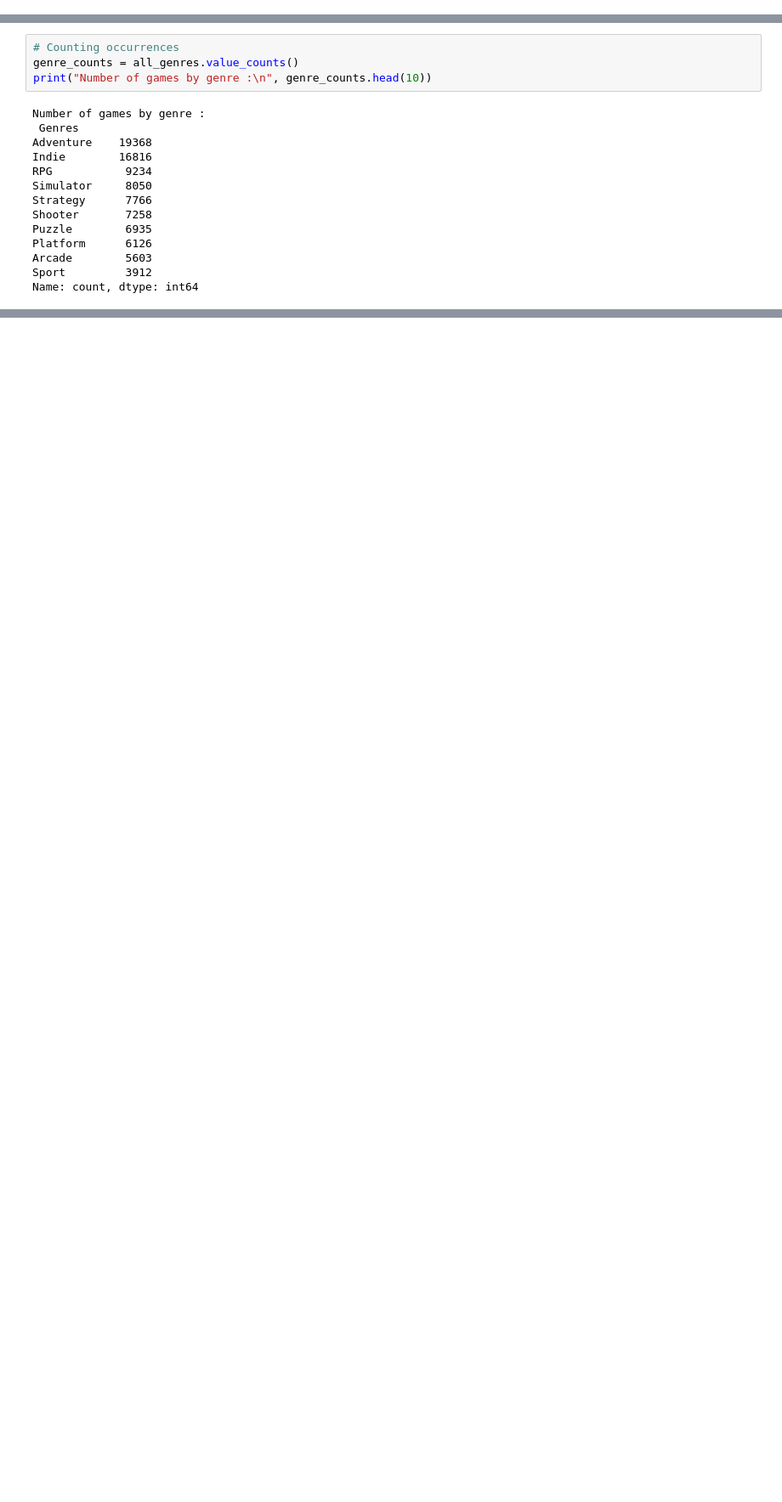
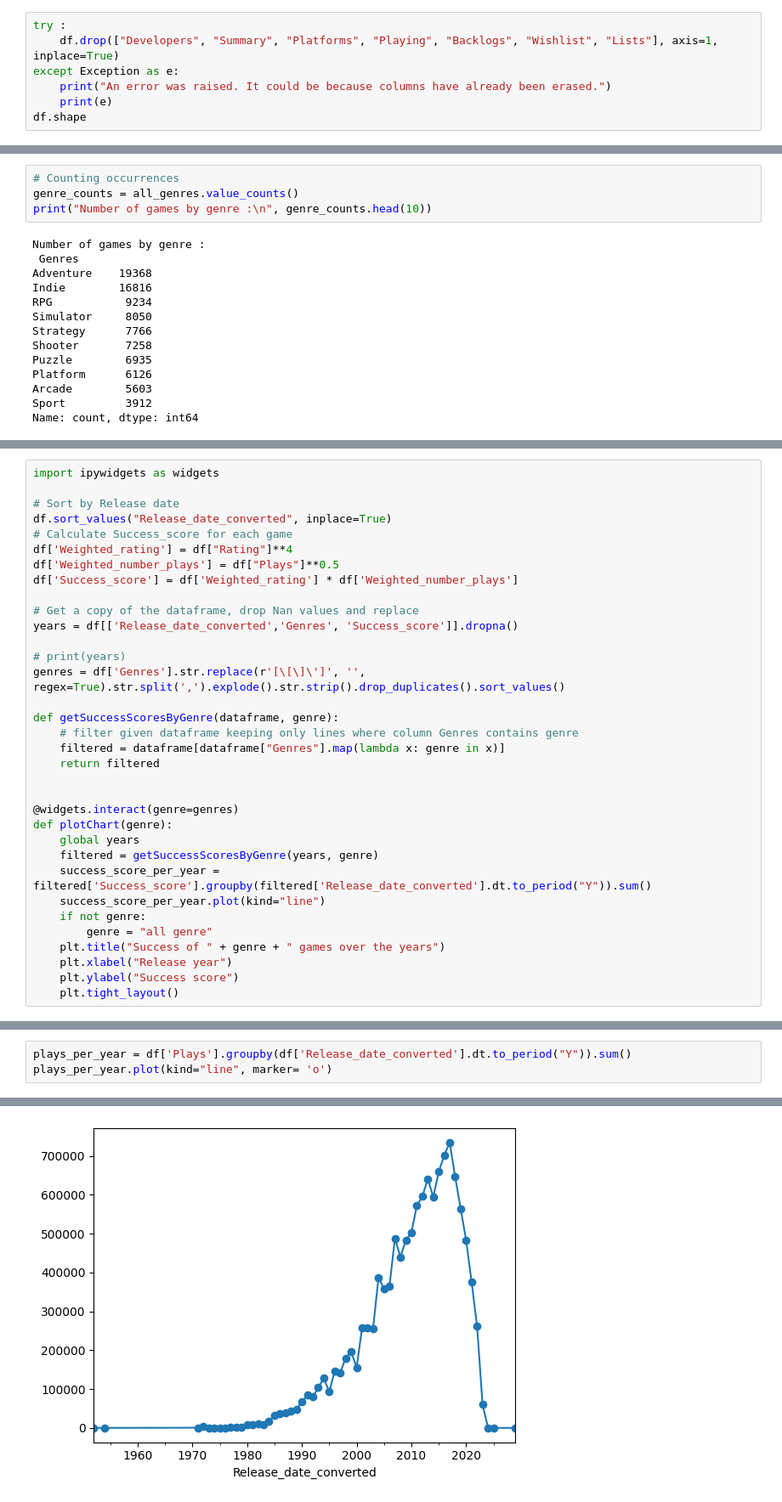
Before and after one commit to Bobyte5923/Stats_Proj, a Jupyter notebook: Projet.ipynb, the cells around one changed output, grey strips where cells are left out. Shown at 85% size. Cells and saved outputs as stored; diff of their text form; blank space fills up the shorter version.

```diff
--- a/Projet.ipynb
+++ b/Projet.ipynb
@@ -16,0 +207,7 @@ Ce projet a pour but d'analyser statistiquement une base de données de jeux vid
+# %%
+try :
+    df.drop(["Developers", "Summary", "Platforms", "Playing", "Backlogs", "Wishlist", "Lists"], axis=1, inplace=True)
+except Exception as e:
+    print("An error was raised. It could be because columns have already been erased.")
+    print(e)
+df.shape
@@ -147,0 +342,34 @@ plt.show()
+# %%
+import ipywidgets as widgets
+
+# Sort by Release date
+df.sort_values("Release_date_converted", inplace=True)
+# Calculate Success_score for each game
+df['Weighted_rating'] = df["Rating"]**4
+df['Weighted_number_plays'] = df["Plays"]**0.5
+df['Success_score'] = df['Weighted_rating'] * df['Weighted_number_plays']
+
+# Get a copy of the dataframe, drop Nan values and replace
+years = df[['Release_date_converted','Genres', 'Success_score']].dropna()
+
+# print(years)
+genres = df['Genres'].str.replace(r'[\[\]\']', '', regex=True).str.split(',').explode().str.strip().drop_duplicates().sort_values()
+
+def getSuccessScoresByGenre(dataframe, genre):
+    # filter given dataframe keeping only lines where column Genres contains genre
+    filtered = dataframe[dataframe["Genres"].map(lambda x: genre in x)]
+    return filtered
+
+
+@widgets.interact(genre=genres)
+def plotChart(genre):
+    global years
+    filtered = getSuccessScoresByGenre(years, genre)
+    success_score_per_year = filtered['Success_score'].groupby(filtered['Release_date_converted'].dt.to_period("Y")).sum()
+    success_score_per_year.plot(kind="line")
+    if not genre:
+        genre = "all genre"
+    plt.title("Success of " + genre + " games over the years")
+    plt.xlabel("Release year")
+    plt.ylabel("Success score")
+    plt.tight_layout()
@@ -147,0 +387,4 @@ plt.show()
+# %%
+plays_per_year = df['Plays'].groupby(df['Release_date_converted'].dt.to_period("Y")).sum()
+plays_per_year.plot(kind="line", marker= 'o')
+# %% [output]
@@ -147,0 +392 @@ plt.show()
+[figure, added]
```
Also changed, not shown: parts of 30 cells of this notebook, 3 other files.
